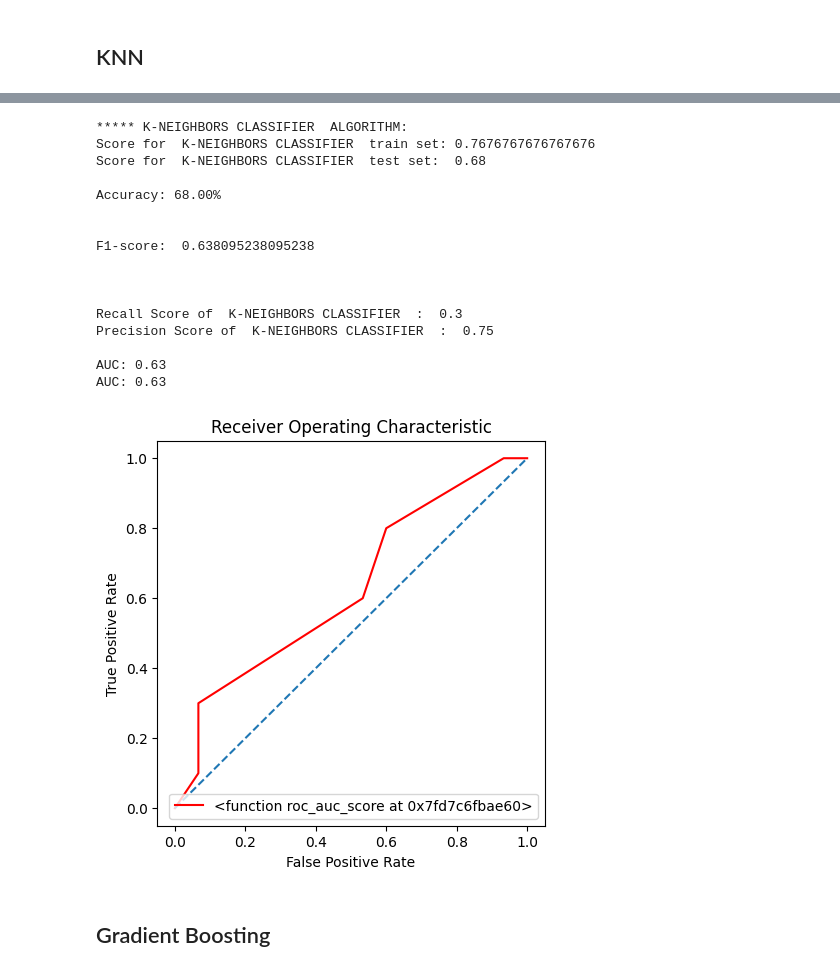
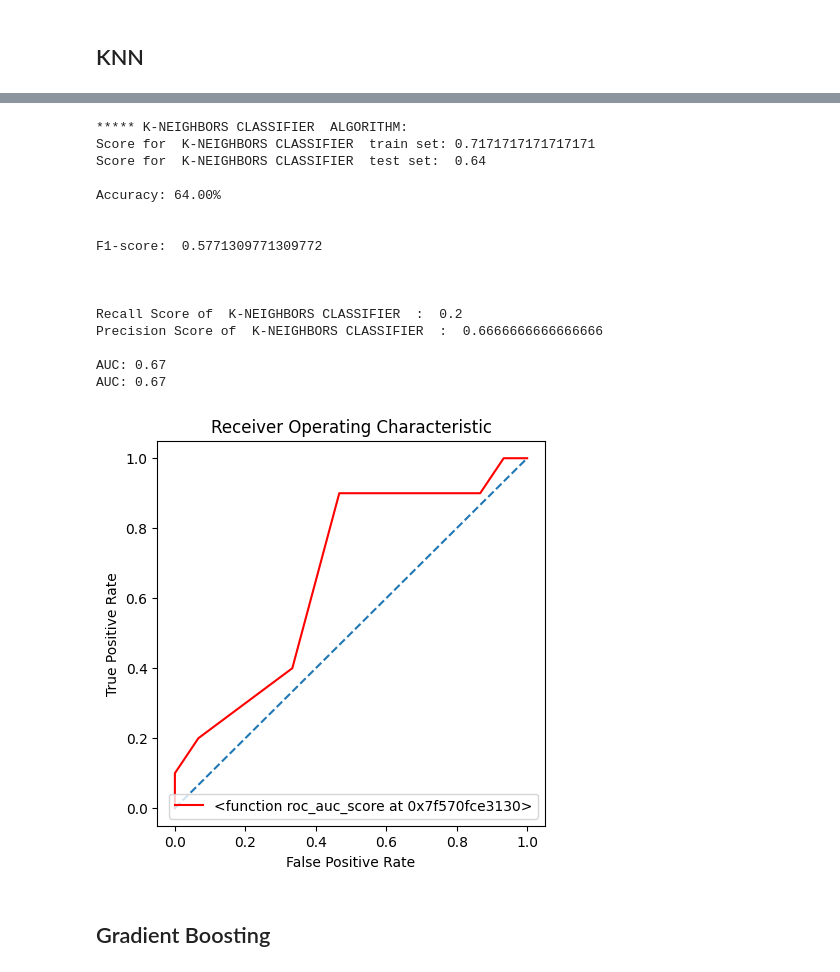
Before and after one commit to ozgecanmuyanli/autism-repo, a Jupyter notebook: mutluDataset_classification.ipynb, the cells around one changed output, grey strips where cells are left out. Cells and saved outputs as stored; diff of their text form; code cells hidden in the pictures.

```diff
--- a/mutluDataset_classification.ipynb
+++ b/mutluDataset_classification.ipynb
@@ -252,6 +317,8 @@ def ML_Algorithms(X_train, X_test, y_train, y_test, alg_name, model ,value):
         auc = roc_auc_score(y_test, probs)
         print('AUC: %.2f' % auc)
         plot_roc_curve(fpr, tpr)
+
+    return model
 # %% [markdown]
 # DATASET
 # %%
@@ -392,9 +448,9 @@ Selected features from wrapper knn:  ['DA 6', 'DA 7', 'DA 8', 'M B11', 'M B5', '
 # 'N7']
 # X_train_selected, X_test_selected = filter_selected_features(common_features)
 # %%
-scaler = StandardScaler().fit(X_train_selected)
-X_train_scaled = scaler.transform(X_train_selected)
-X_test_scaled = scaler.transform(X_test_selected)
+# scaler = StandardScaler().fit(X_train_selected)
+# X_train_scaled = scaler.transform(X_train_selected)
+# X_test_scaled = scaler.transform(X_test_selected)
 # %% [markdown]
 # ML MODELS
 # %% [markdown]
@@ -538,25 +594,25 @@ plt.show()
 # %%
-ML_Algorithms(X_train_scaled, X_test_scaled, y_train, y_test, "K-NEIGHBORS CLASSIFIER",
-              KNeighborsClassifier(n_neighbors=7),1)
+classifier_knn = ML_Algorithms(X_train_scaled, X_test_scaled, y_train, y_test, "K-NEIGHBORS CLASSIFIER",
+              KNeighborsClassifier(n_neighbors=8),1)
 # %% [output]
 [figure]
 ***** K-NEIGHBORS CLASSIFIER  ALGORITHM:
-Score for  K-NEIGHBORS CLASSIFIER  train set: 0.7676767676767676
-Score for  K-NEIGHBORS CLASSIFIER  test set:  0.68
+Score for  K-NEIGHBORS CLASSIFIER  train set: 0.7171717171717171
+Score for  K-NEIGHBORS CLASSIFIER  test set:  0.64
 
-Accuracy: 68.00%
+Accuracy: 64.00%
 
 
-F1-score:  0.638095238095238
+F1-score:  0.5771309771309772
 
 
 
-Recall Score of  K-NEIGHBORS CLASSIFIER  :  0.3
-Precision Score of  K-NEIGHBORS CLASSIFIER  :  0.75
+Recall Score of  K-NEIGHBORS CLASSIFIER  :  0.2
+Precision Score of  K-NEIGHBORS CLASSIFIER  :  0.6666666666666666
 
-AUC: 0.63
-AUC: 0.63
+AUC: 0.67
+AUC: 0.67
-[figure, old version]
+[figure, new version]
 # %% [markdown]
 ## Gradient Boosting
 # %%
```
Also changed, not shown: parts of 26 cells of this notebook, 1 other file.
